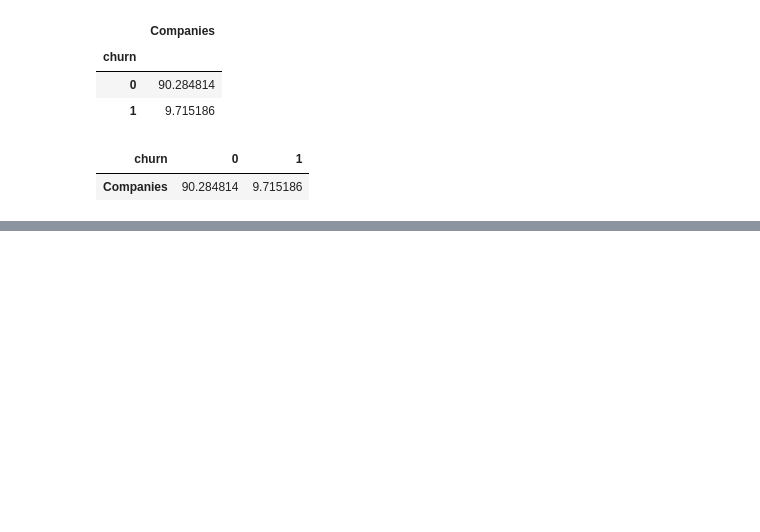
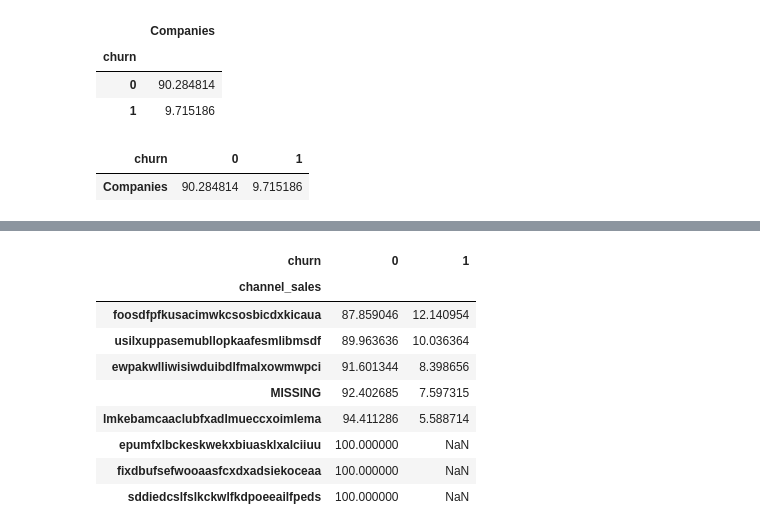
Before and after one commit to konyeinmg/BCG_virtual_intern, a Jupyter notebook: analysis.ipynb, the cells around one changed output, grey strips where cells are left out. Cells and saved outputs as stored; diff of their text form; code cells hidden in the pictures; blank space fills up the shorter version.

```diff
--- a/analysis.ipynb
+++ b/analysis.ipynb
@@ -214,0 +235,14 @@ plt.legend(
+# %%
+channel_churn = (channel.div(channel.sum(axis=1), axis = 0) * 100).sort_values(by=[1], ascending = False)
+channel_churn
+# %% [output]
+| churn | 0 | 1 |
+| channel_sales |  |  |
+| foosdfpfkusacimwkcsosbicdxkicaua | 87.859046 | 12.140954 |
+| usilxuppasemubllopkaafesmlibmsdf | 89.963636 | 10.036364 |
+| ewpakwlliwisiwduibdlfmalxowmwpci | 91.601344 | 8.398656 |
+| MISSING | 92.402685 | 7.597315 |
+| lmkebamcaaclubfxadlmueccxoimlema | 94.411286 | 5.588714 |
+| epumfxlbckeskwekxbiuasklxalciiuu | 100.000000 | NaN |
+| fixdbufsefwooaasfcxdxadsiekoceaa | 100.000000 | NaN |
+| sddiedcslfslkckwlfkdpoeeailfpeds | 100.000000 | NaN |
```
Also changed, not shown: parts of 4 cells of this notebook.
